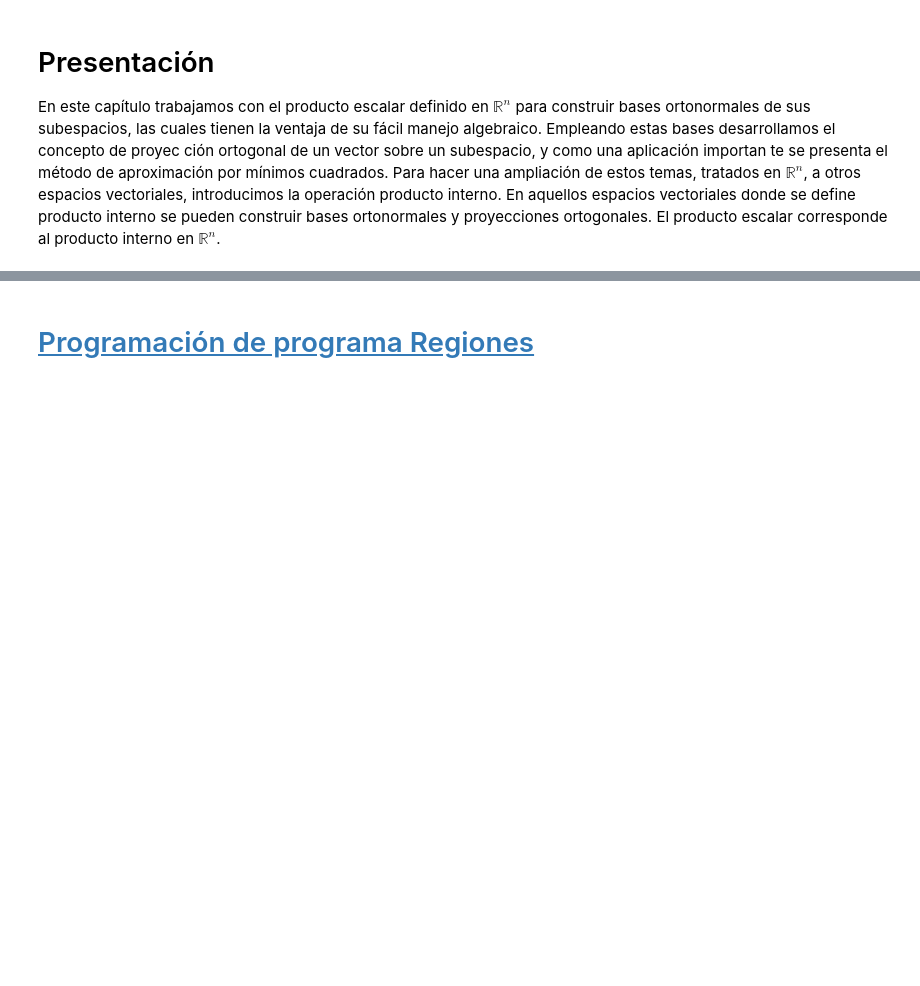
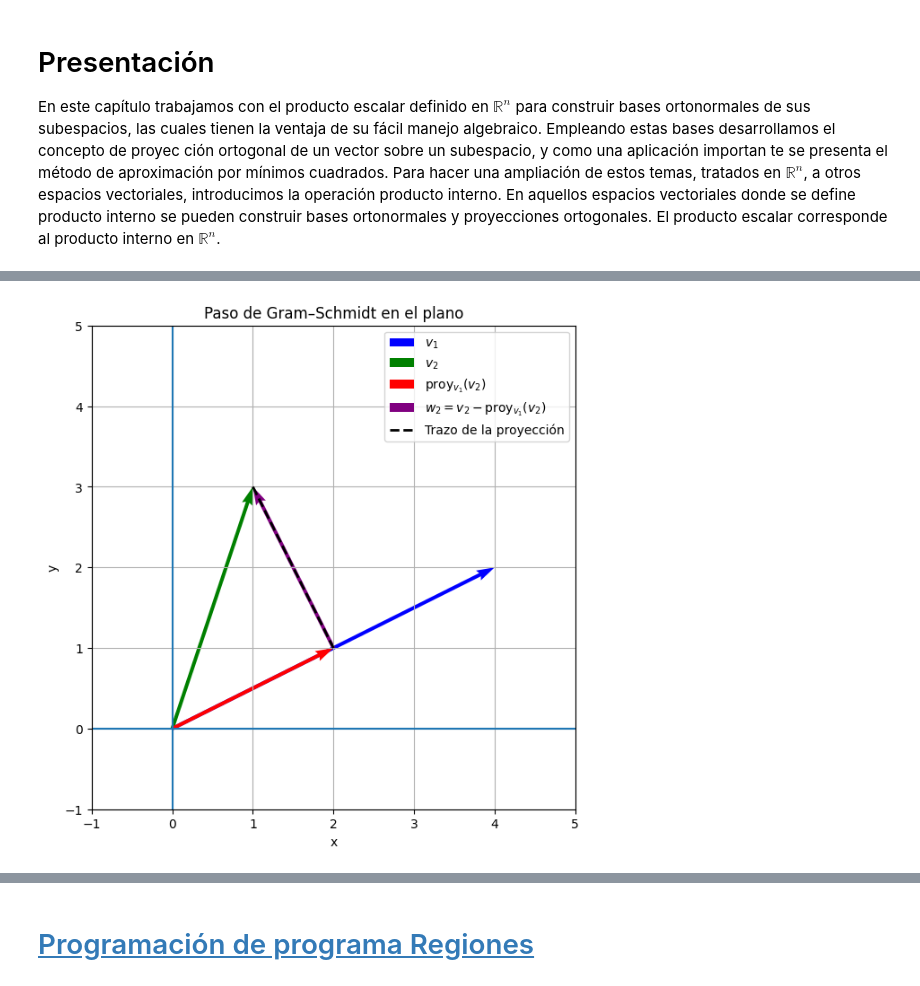
Before and after one commit to marco-canas/linear_algebra, a Jupyter notebook: 3_clases_segun_clara_mejia_laverde/2_cap/8_modulo/8_modulo.ipynb, the cells around one changed output, grey strips where cells are left out. Saved outputs shown, nothing was run; the diff lists cells and outputs as text; code cells hidden in the pictures; blank space fills up the shorter version.

```diff
--- a/3_clases_segun_clara_mejia_laverde/2_cap/8_modulo/8_modulo.ipynb
+++ b/3_clases_segun_clara_mejia_laverde/2_cap/8_modulo/8_modulo.ipynb
@@ -133,0 +577,76 @@ El producto escalar corresponde al producto interno en $\mathbb{R}^{n}$.
+# %%
+import numpy as np
+import matplotlib.pyplot as plt
+
+# =========================
+# Vectores en el plano
+# =========================
+v1 = np.array([4, 2])     # más largo
+v2 = np.array([1, 3])
+
+# =========================
+# Proyección de v2 sobre v1
+# =========================
+proj_v2_v1 = (np.dot(v2, v1) / np.dot(v1, v1)) * v1
+
+# Vector ortogonal de Gram-Schmidt
+w2 = v2 - proj_v2_v1
+
+# =========================
+# Crear figura
+# =========================
+plt.figure(figsize=(7,7))
+
+# Ejes coordenados
+plt.axhline(0)
+plt.axvline(0)
+
+# =========================
+# Dibujar vectores
+# =========================
+plt.quiver(0, 0, v1[0], v1[1],
+           angles='xy', scale_units='xy', scale=1,
+           color='blue', linewidth=3, label=r'$v_1$')
+
+plt.quiver(0, 0, v2[0], v2[1],
+           angles='xy', scale_units='xy', scale=1,
+           color='green', linewidth=3, label=r'$v_2$')
+
+plt.quiver(0, 0, proj_v2_v1[0], proj_v2_v1[1],
+           angles='xy', scale_units='xy', scale=1,
+           color='red', linewidth=3,
+           label=r'$\mathrm{proy}_{v_1}(v_2)$')
+
+# Vector ortogonal desde la proyección hasta la punta de v2
+plt.quiver(proj_v2_v1[0], proj_v2_v1[1], w2[0], w2[1],
+           angles='xy', scale_units='xy', scale=1,
+           color='purple', linewidth=3,
+           label=r'$w_2 = v_2 - \mathrm{proy}_{v_1}(v_2)$')
+
+# =========================
+# Trazo de la proyección
+# =========================
+plt.plot([v2[0], proj_v2_v1[0]],
+         [v2[1], proj_v2_v1[1]],
+         linestyle='dashed',
+         color='black',
+         linewidth=2,
+         label='Trazo de la proyección')
+
+# =========================
+# Ajustes visuales
+# =========================
+plt.xlim(-1, 5)
+plt.ylim(-1, 5)
+plt.gca().set_aspect('equal', adjustable='box')
+
+plt.title('Paso de Gram–Schmidt en el plano')
+plt.xlabel('x')
+plt.ylabel('y')
+
+plt.legend()
+plt.grid(True)
+
+plt.show()
+# %% [output]
+[figure, added]
```
Also changed, not shown: parts of 101 cells of this notebook, 1 other file.
